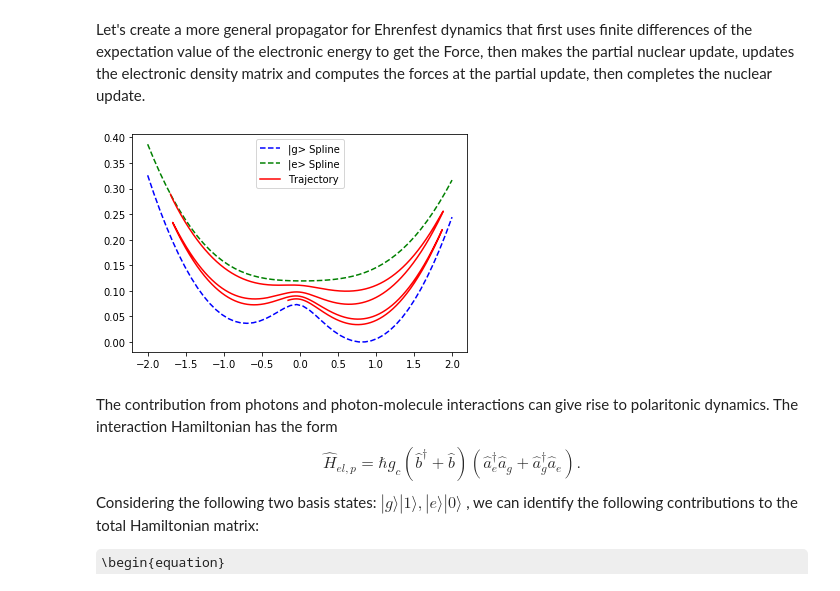
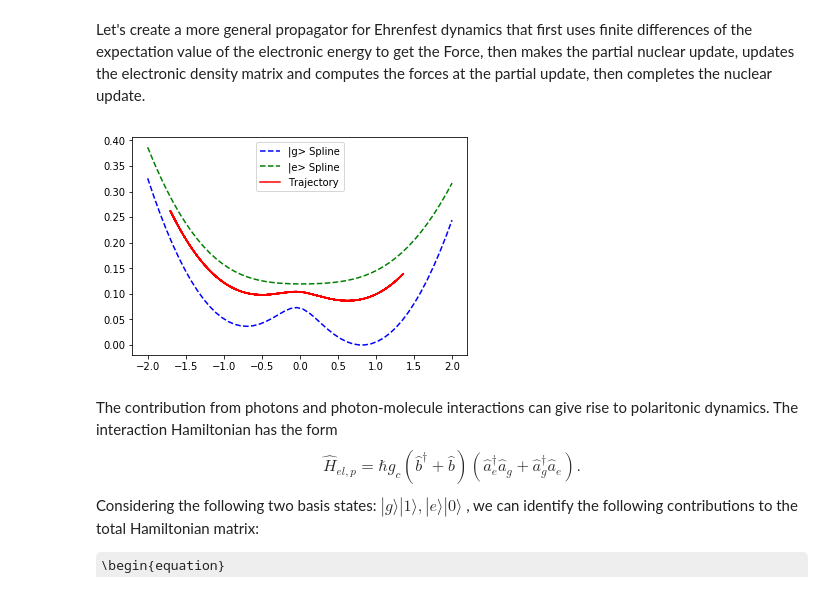
Before and after one commit to FoleyLab/PyCQED, a Jupyter notebook: Polariton_Hamiltonian.ipynb, the cells around one changed output. Cells and saved outputs as stored; diff of their text form; code cells hidden in the pictures; some formulas as TeX source.

```diff
--- a/Polariton_Hamiltonian.ipynb
+++ b/Polariton_Hamiltonian.ipynb
@@ -207,7 +207,7 @@ gam_diss_np = 0.01
 gam_deph_np = 0.0001
 
 gam_diss_m = 0.0012
-gam_deph = 0.0001
+gam_deph = 0.01 # 0.0001
 
 en_hnp = 0.075
 en_mol = 0.075
@@ -215,7 +215,7 @@ en_mol = 0.075
 dt = 0.1
 gamma = np.zeros(2)
 gamma[0] = 0.
-gamma[1] = gam_diss_m*0.02
+gamma[1] = 0.1 #gam_diss_m*0.02
 #gamma[2] = gam_diss_np
 #gamma[3] = gam_diss_m+gam_diss_np
 
@@ -363,6 +363,8 @@ def Erhenfest(r_curr, v_curr, mass, D, Hp, Hep, Hel, gamma, gam_deph, dr, dt):
     Hel = H_e(Hel, r_curr-dr)
     Hb = Hp + Hep + Hel
     D = RK4(Hb, D, dt, gamma, gam_deph)
+    p_g = np.real(D[0,0])
+    p_e = np.real(D[1,1])
     ### Get back-displaced energy
     Eb = TrHD(Hb, D)
 
@@ -373,12 +375,12 @@ def Erhenfest(r_curr, v_curr, mass, D, Hp, Hep, Hel, gamma, gam_deph, dr, dt):
     a_fut = F / mass
     v_fut = v_curr + 1/2 * (a_curr + a_fut)*dt
     ### return a list with new position and velocity
-    return [r_fut, v_fut]
+    return [r_fut, v_fut, p_g, p_e]
 # %%
 M = 1009883
 ri = -1.7
 vi = 0.
-dt = 0.2
+dt = 0.5
 c_g = np.sqrt(0/9)
 c_e = np.sqrt(9/9)
 
@@ -387,41 +389,47 @@ time = np.zeros(N_time)
 v_of_t = np.zeros(N_time)
 r_of_t = np.zeros(N_time)
 e_of_t = np.zeros(N_time)
 
+dr = 0.1
 ### density matrix
 D = np.zeros((2,2),dtype=complex)
 D[1,1] = 1.+0j
 ### Hamiltonian matrix
 H = np.zeros((2,2))
 H[0,0] = Eg_spline(ri)
 H[1,1] = Ee_spline(ri)
-
+Hep = np.zeros((2,2))
+Hp = np.zeros((2,2))
 for i in range(0,N_time):
     #### Update nuclear coordinate first
     time[i] = i*dt
-    res = VelocityVerlet(Fg_spline, Fe_spline, np.real(D[0,0]), np.real(D[1,1]), M, ri, vi, dt)
+    res = Erhenfest(ri, vi, M, D, Hp, Hep, H, gamma, gam_deph, dr, dt)
+    #res = VelocityVerlet(Fg_spline, Fe_spline, np.real(D[0,0]), np.real(D[1,1]), M, ri, vi, dt)
     ri = res[0]
     vi = res[1]
     r_of_t[i] = ri
     v_of_t[i] = vi
-    e_of_t[i] = np.real(D[0,0]) * Eg_spline(ri) + np.real(D[1,1]) * Ee_spline(ri)
+    p_g = res[2]
+    p_e = res[3]
+    e_of_t[i] = p_g * Eg_spline(ri) + p_e * Ee_spline(ri)
+    #e_of_t[i] = np.real(D[0,0]) * Eg_spline(ri) + np.real(D[1,1]) * Ee_spline(ri)
     ### now update electronic density matrix
-    H[0,0] = Eg_spline(ri)
-    H[1,1] = Ee_spline(ri)
-    Dp1 = RK4(H, D, dt, i*dt)
-    D = np.copy(Dp1)
+    #H[0,0] = Eg_spline(ri)
+    #H[1,1] = Ee_spline(ri)
+    #Dp1 = RK4(H, D, dt, i*dt)
+    #D = np.copy(Dp1)
 
 #plt.plot(time, r_of_t, 'red', label='position')
 #plt.legend()
 #plt.show()
 
 plt.plot(rlist, Eg_spline(rlist), 'b--', label='|g> Spline')
 plt.plot(rlist, Ee_spline(rlist), 'g--', label='|e> Spline')
 plt.plot(r_of_t, e_of_t, 'red', label='Trajectory')
 plt.legend()
 plt.show()
 # %% [output]
-[figure, old version]
+[figure, new version]
 # %% [markdown]
 The contribution from photons and photon-molecule interactions can give rise to polaritonic dynamics.  The interaction Hamiltonian has the form
 \begin{equation}
```
Also changed, not shown: parts of 2 cells of this notebook.
